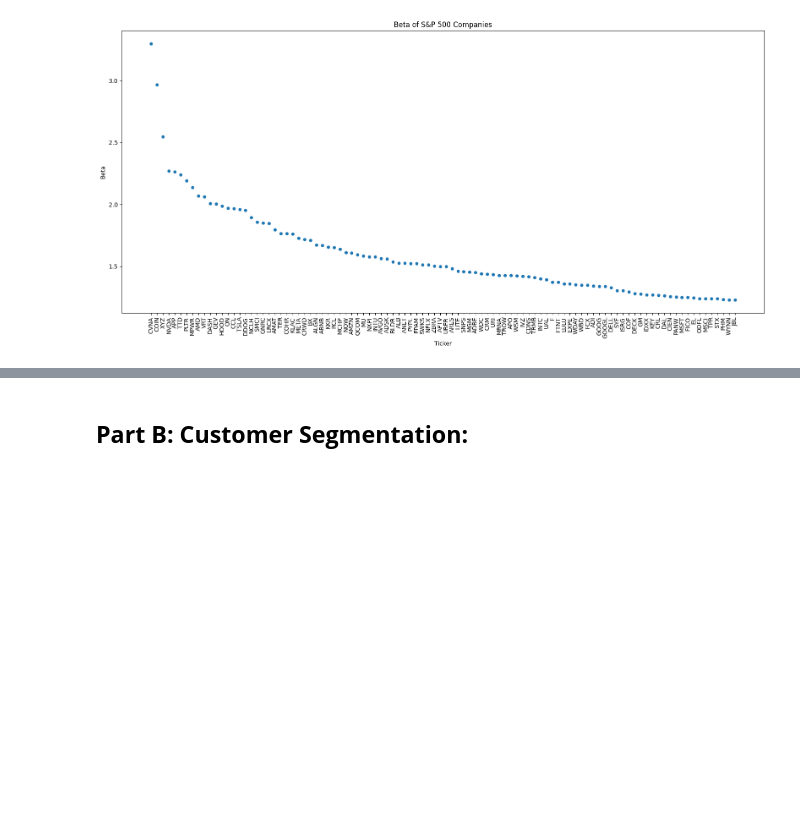
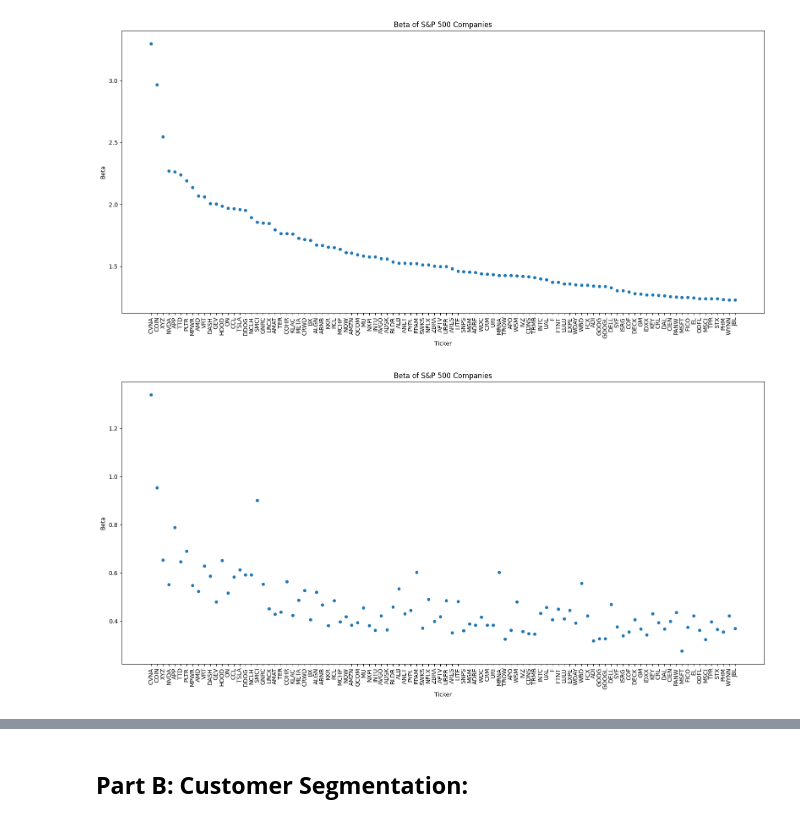
Before and after one commit to abdullaawad/Data-Warehousing-Coursework, a Jupyter notebook: DWCoursework.ipynb, the cells around one changed output, grey strips where cells are left out. Drawn from its saved outputs; the diff is of its cells as text; code cells hidden in the pictures; blank space fills up the shorter version.

```diff
--- a/DWCoursework.ipynb
+++ b/DWCoursework.ipynb
@@ -412,0 +266,4 @@ df
+# %%
+import numpy as np
+df = build_screener(tickers, index='^GSPC', start=start, end=end)
+print(df)
@@ -432 +329,6 @@ Annual_vol
 dtype: float64
+# %%
+
+all_dim = df.merge(Annual_vol, left_on='Ticker', right_index=True)
+all_dim = all_dim.merge(dr_mean, left_on='Ticker', right_index=True)
+all_dim
@@ -433,5 +349,5 @@ dtype: float64
 # %%
-df_top100 = df.iloc[:100]
+all_dim_100 = all_dim.iloc[:100]
 # %%
 from matplotlib import pyplot as plt
 import seaborn as sns
@@ -445,3 +361,13 @@ plt.tight_layout()
 plt.show()
 # %% [output]
 [figure]
+# %%
+all_dim_100.plot(x='Ticker', y=['Annual Volatility'], kind='scatter', figsize=(16,8))
+plt.title('Beta of S&P 500 Companies')
+plt.xlabel('Ticker')
+plt.ylabel('Beta')
+plt.xticks(rotation=90)
+plt.tight_layout()
+plt.show()
+# %% [output]
+[figure, added]
```
Also changed, not shown: parts of 29 cells of this notebook.
